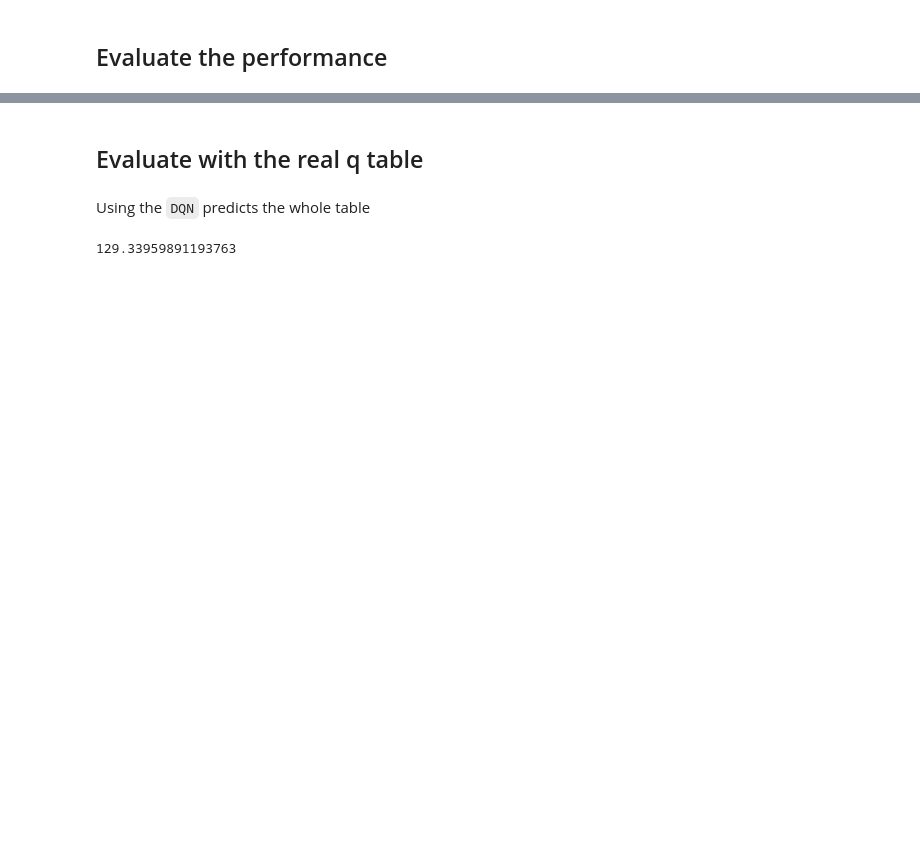
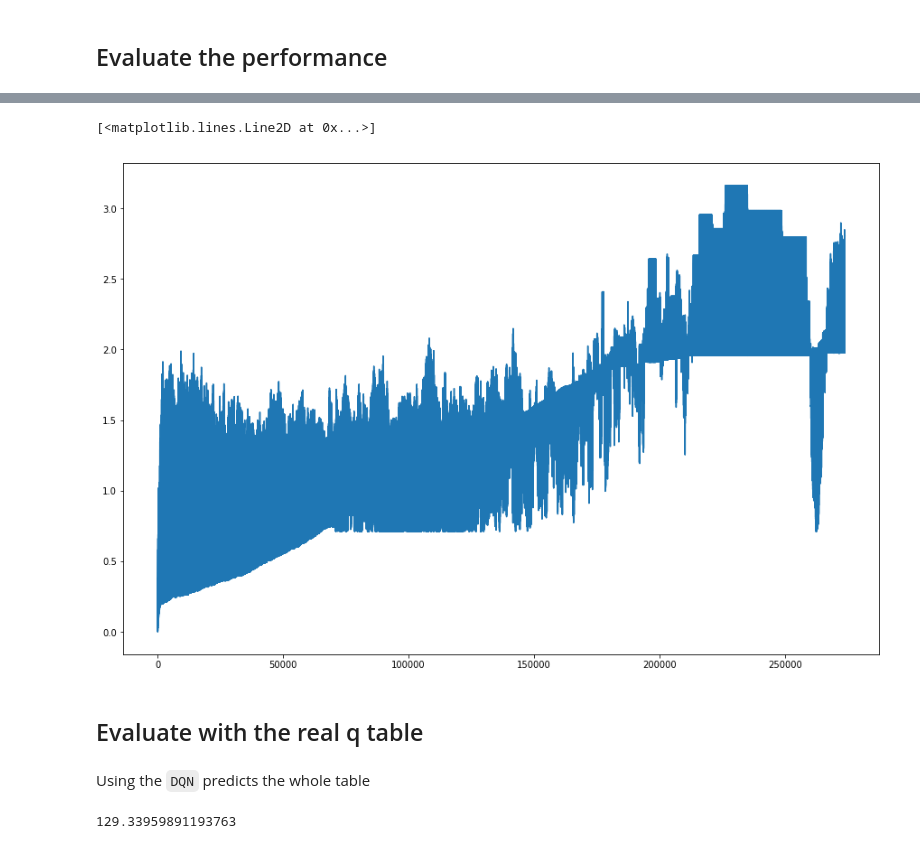
Before and after one commit to realwenlongwang/DQN, a Jupyter notebook: DQN_v3.ipynb, the cells around one changed output, grey strips where cells are left out. Saved outputs shown, nothing was run; the diff lists cells and outputs as text; code cells hidden in the pictures; blank space fills up the shorter version.

```diff
--- a/DQN_v3.ipynb
+++ b/DQN_v3.ipynb
@@ -313,3 +330,8 @@ plt.plot(loss_list)
+# %%
+plt.plot(std_variable_list)
+# %% [output]
+[<matplotlib.lines.Line2D at 0x...>]
+[figure, added]
 # %% [markdown]
 ## Evaluate with the real q table
 # %%
```
Also changed, not shown: parts of 15 cells of this notebook, 1 other file.
